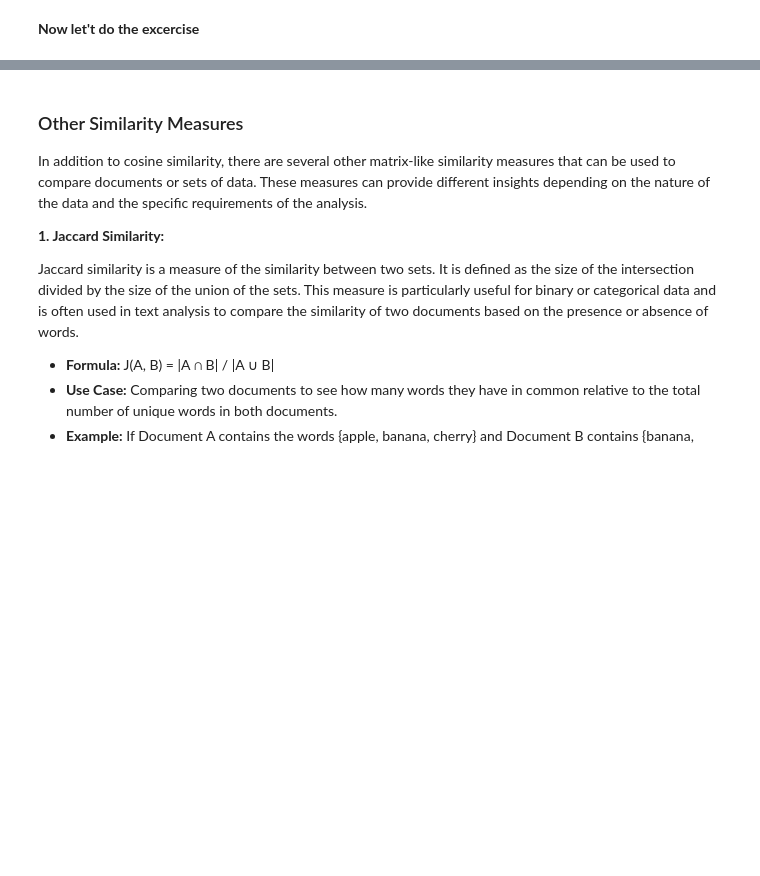
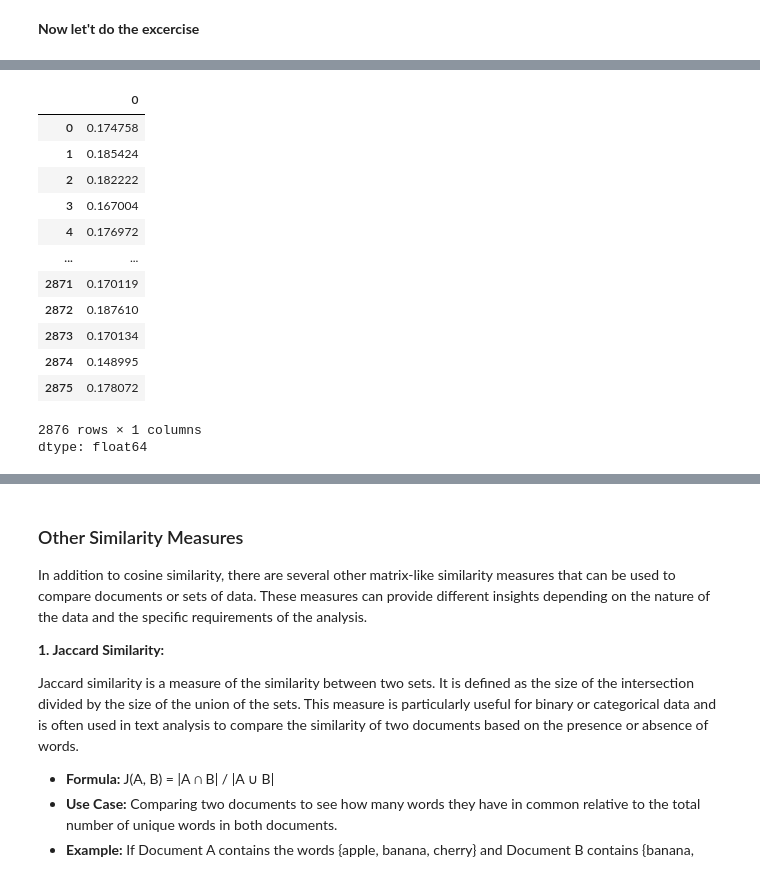
Before and after one commit to ccomploj/code, a Jupyter notebook: 02_Embeddings_and_Word2Vec.ipynb, the cells around one changed output, grey strips where cells are left out. Drawn from its saved outputs; the diff is of its cells as text; code cells hidden in the pictures; blank space fills up the shorter version.

```diff
--- a/02_Embeddings_and_Word2Vec.ipynb
+++ b/02_Embeddings_and_Word2Vec.ipynb
@@ -654,2 +700,19 @@ cosine_sim
+# %%
+pd.DataFrame(cosine_sim).mean()
+# %% [output]
+|  | 0 |
+| 0 | 0.174758 |
+| 1 | 0.185424 |
+| 2 | 0.182222 |
+| 3 | 0.167004 |
+| 4 | 0.176972 |
+| ... | ... |
+| 2871 | 0.170119 |
+| 2872 | 0.187610 |
+| 2873 | 0.170134 |
+| 2874 | 0.148995 |
+| 2875 | 0.178072 |
+2876 rows × 1 columns
+dtype: float64
 # %%
 # Step 4: Store the results in the ECs DataFrame
```
Also changed, not shown: parts of 21 cells of this notebook.
